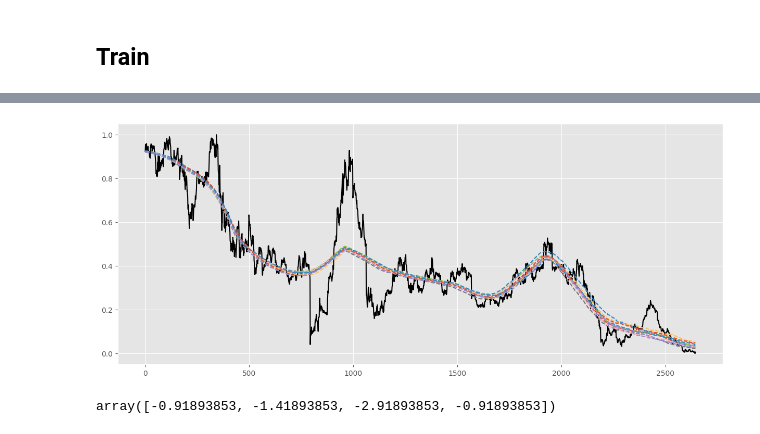
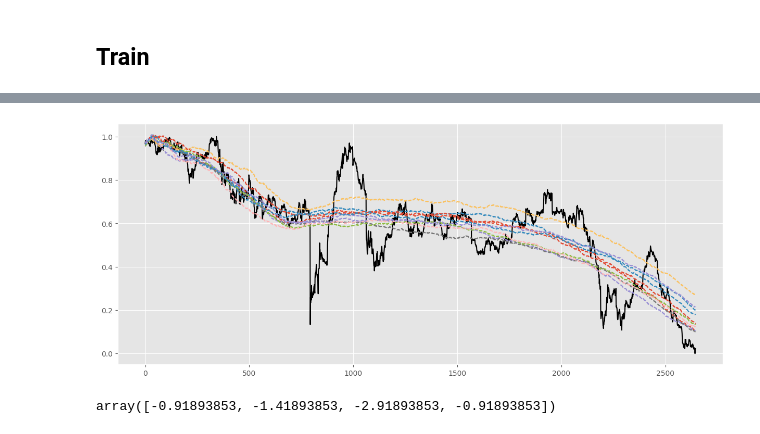
Before and after one commit to kirillzx/JDFlow, a Jupyter notebook: generator_main.ipynb, the cells around one changed output, grey strips where cells are left out. Saved outputs shown, nothing was run; the diff lists cells and outputs as text; code cells hidden in the pictures.

```diff
--- a/generator_main.ipynb
+++ b/generator_main.ipynb
@@ -245,5 +254,7 @@ torch.Size([64, 128, 1])
 # %% [markdown]
 ### Modules
+# %%
+n = len(data)
 # %%
 class Phi(nn.Module):
     def __init__(self, z_dim, h_dim, data_dim):
@@ -397,14 +487,16 @@ optim_diffusion = optim.Adam(diffusion.parameters(), lr=3e-4, betas=(0.9, 0.999)
 optim_f = optim.Adam(f.parameters(), lr=3e-4, betas=(0.9, 0.999), amsgrad=True)
 optim_g = optim.Adam(g.parameters(), lr=3e-4, betas=(0.9, 0.999), amsgrad=True)
 # %%
-epochs = tqdm(range(200))
+epochs = tqdm(range(100))
+char_series_for_x0 = calc_windows_eq_size(data)
 # torch.autograd.set_detect_anomaly(False)
+# distr = MultivariateNormal(torch.mean(torch.diff(data_tensor, 2)) * torch.eye(len(data) - 2), torch.std(torch.diff(data_tensor, 2)) * torch.eye(len(data) - 2))
 
 for _ in epochs:
     # loss = nn.MSELoss()
     loss2 = nn.MSELoss()
     jsd = JSD()
-    nll = nn.GaussianNLLLoss()
+    # nll = nn.GaussianNLLLoss()
 
     #Batch
     # ------------------------
@@ -439,25 +531,29 @@ for _ in epochs:
 
     noise = torch.mean(torch.FloatTensor(dclProcess(10, z_dim)), dim=0)
     dt = torch.FloatTensor([1/len(data_tensor)])
-    xi0 = phi(noise, data0.unsqueeze(0)).unsqueeze(0)
+    char_x0 = torch.cat([data0.unsqueeze(0).unsqueeze(0), char_series_for_x0.unsqueeze(0)], axis=1)
+    xi0 = phi(noise, char_x0).unsqueeze(0)
 
 
-    xi = sdeint(drift, diffusion, dt, xi0, len(data_tensor), h_dim)
+    xi = sdeint(drift, diffusion, jump, dt, xi0, len(data_tensor), h_dim)
+    # x = f(torch.cat([xi, data_tensor.view(-1, 1)], dim=1))
     x = f(xi)
 
-    # criterion = 0.3 * loss2(data_tensor, x.view(-1)) + 0.4 * jsd(data_tensor, x.view(-1)) + 0.3 * torch.abs(f(xi0).squeeze() - data0)**2
-    # criterion = jsd(torch.FloatTensor(data), x.view(-1))
+
+    # criterion = 0.8 * jsd(data_tensor, x.view(-1)) + 0.2 * torch.abs(f(xi0).squeeze() - data0)**2
+    # criterion = jsd(data_tensor, x.view(-1)) + torch.abs(f(torch.cat([xi0, data0.view(-1, 1)], dim=1)).squeeze() - data0)**2
     # criterion = 0.4 * nll(torch.diff(x.view(-1), 1), torch.diff(data_tensor, 1), torch.ones_like(torch.diff(data_tensor, 1))) +\
-    criterion = 0.2 * torch.abs(f(xi0).squeeze() - data0)**2 + 0.4 * jsd(data_tensor, x.view(-1)) + 0.4 * loss2(data_tensor, x.view(-1))
-
-
+        # 0.1 * torch.abs(f(xi0).squeeze() - data0)**2 + 0.1 * jsd(data_tensor, x.view(-1)) + 0.4 * loss2(data_tensor, x.view(-1))
+    # criterion = torch.abs(f(torch.cat([xi0, data0.view(-1, 1)], dim=1)).squeeze() - data0)**2 + loss2(data_tensor, x.view(-1))
+    criterion = jsd(data_tensor, x.view(-1)) + torch.abs(f(xi0) - data0)**2
 
 
     optim_phi.zero_grad()
     optim_drift.zero_grad()
     optim_diffusion.zero_grad()
-    f.zero_grad()
-    # g.zero_grad()
+    optim_f.zero_grad()
+    # optim_jump.zero_grad()
+    # optim_g.zero_grad()
 
     criterion.backward()
 
@@ -465,6 +561,7 @@ for _ in epochs:
     optim_drift.step()
     optim_diffusion.step()
     optim_f.step()
+    # optim_jump.step()
     # optim_g.step()
 
     epochs.set_description(f'Loss {criterion.item()}')
@@ -471,17 +648,19 @@ for _ in epochs:
 # %%
-def sample(z_dim, h_dim, phi, drift, diffusion, f, g, data):
+def sample(z_dim, h_dim, phi, drift, diffusion, f, g, data, data0):
 
     noise = torch.mean(torch.FloatTensor(dclProcess(10, z_dim)), dim=0)
-    xi0 = phi(noise, data0.unsqueeze(0)).unsqueeze(0)
+    char_x0 = torch.cat([data0.unsqueeze(0).unsqueeze(0), char_series_for_x0.unsqueeze(0)], axis=1)
+    xi0 = phi(noise, char_x0).unsqueeze(0)
 
-    x = sdeint(drift, diffusion, dt, xi0, len(data), h_dim)
+    x = sdeint(drift, diffusion, jump, dt, xi0, len(data), h_dim)
+    # x = f(torch.cat([x, data_tensor.view(-1, 1)], dim=1))
     x = f(x)
 
     return x.detach().cpu().numpy()
 # %%
 x_array = []
 for i in range(10):
-    gen_path = sample(z_dim, h_dim, phi, drift, diffusion, f, g, data_tensor)
+    gen_path = sample(z_dim, h_dim, phi, drift, diffusion, f, g, data, data0)
     # gen_path = torch.cumsum(torch.cat([data0.unsqueeze(0), torch.FloatTensor(gen_path).view(1, -1).squeeze()], dim=0), dim=0)
     x_array.append(gen_path)
 
@@ -490,12 +669,12 @@ x_array = x_array.T[0]
 # %%
 plt.subplots(figsize=(15, 6), dpi=100)
 
-plt.plot(data, color='black')
-plt.plot(x_array, '--')
+plt.plot(data[:], color='black')
+plt.plot(x_array[:], '--')
 
 plt.show()
 # %% [output]
-[figure, old version]
+[figure, new version]
 # %%
 def log_normal_pdf(x, mean, var):
     x_norm = (x - mean)**2 / (var + 1e-5)
```
Also changed, not shown: parts of 36 cells of this notebook, 1 other file.
